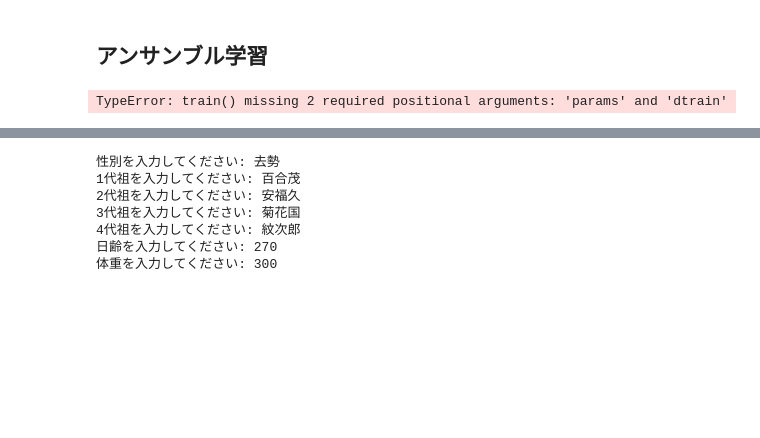
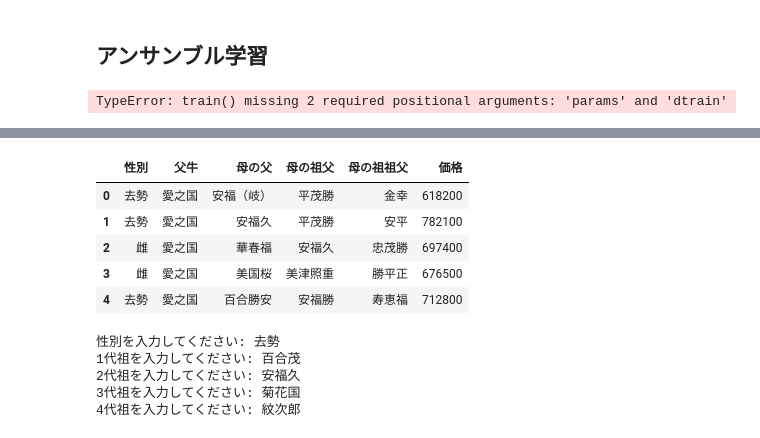
Before and after one commit to kantanakagawa/cow_data, a Jupyter notebook: data_totalling.ipynb, the cells around one changed output, grey strips where cells are left out. Cells and saved outputs as stored; diff of their text form; code cells hidden in the pictures; blank space fills up the shorter version.

```diff
--- a/data_totalling.ipynb
+++ b/data_totalling.ipynb
@@ -405,18 +474,27 @@ with open("cow.pk",mode="rb")as fp:
+# %%
+df.head()
+# %% [output]
+|  | 性別 | 父牛 | 母の父 | 母の祖父 | 母の祖祖父 | 価格 |
+| 0 | 去勢 | 愛之国 | 安福（岐） | 平茂勝 | 金幸 | 618200 |
+| 1 | 去勢 | 愛之国 | 安福久 | 平茂勝 | 安平 | 782100 |
+| 2 | 雌 | 愛之国 | 華春福 | 安福久 | 忠茂勝 | 697400 |
+| 3 | 雌 | 愛之国 | 美国桜 | 美津照重 | 勝平正 | 676500 |
+| 4 | 去勢 | 愛之国 | 百合勝安 | 安福勝 | 寿恵福 | 712800 |
 # %%
 sex = input("性別を入力してください:")
 father = input("1代祖を入力してください:")
 gland = input("2代祖を入力してください:")
 gege = input("3代祖を入力してください:")
 got = input("4代祖を入力してください:")
-age = input("日齢を入力してください:")
-wight = input("体重を入力してください:")
 
-df = df.append({'性別': sex, '父牛': father, '母の父': gland, '母の祖父': gege, '母の祖祖父': got, '日令': age, '体重': wight, '価格': 1}, ignore_index=True)
+test_df[f"性別_{sex}"] = 1
+test_df[f"父牛_{father}"] = 1
+test_df[f"母の父_{gland}"] = 1
+test_df[f"母の祖父_{gege}"] = 1
+test_df[f"母の祖祖父_{got}"] = 1
 # %% [output]
 性別を入力してください: 去勢
 1代祖を入力してください: 百合茂
 2代祖を入力してください: 安福久
 3代祖を入力してください: 菊花国
 4代祖を入力してください: 紋次郎
-日齢を入力してください: 270
-体重を入力してください: 300
```
Also changed, not shown: parts of 19 cells of this notebook, 2 other files.
